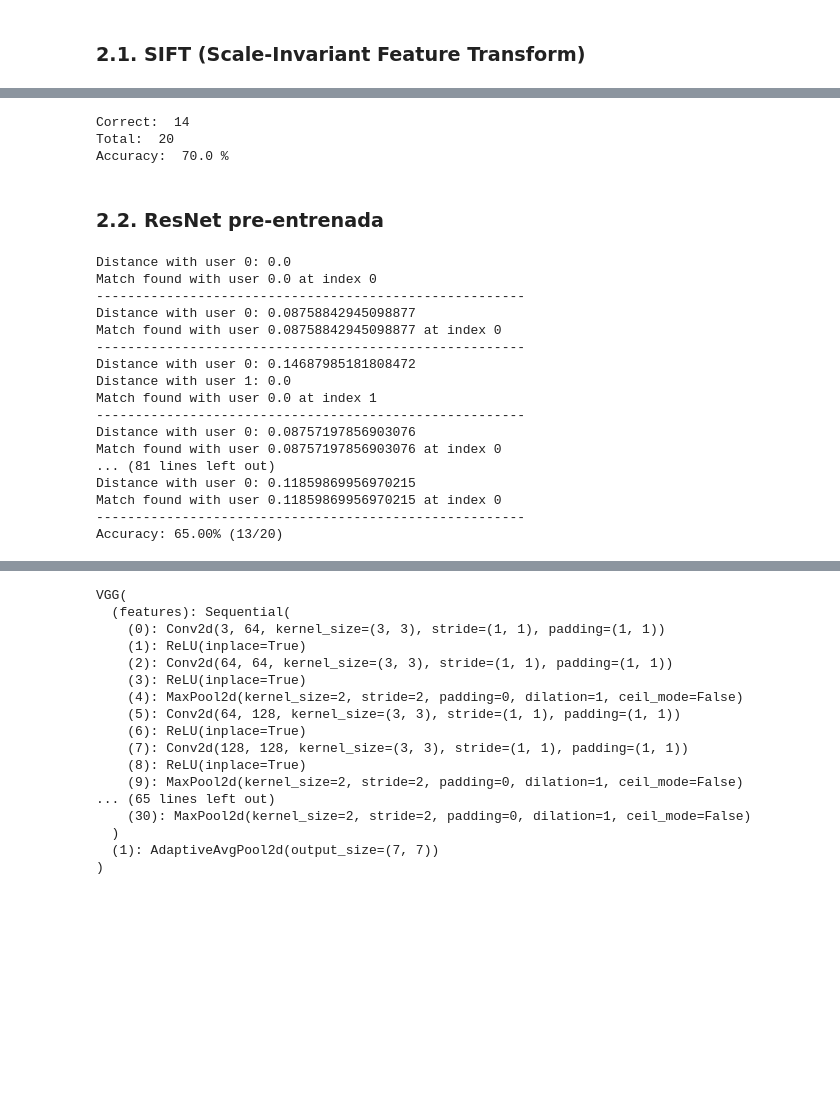
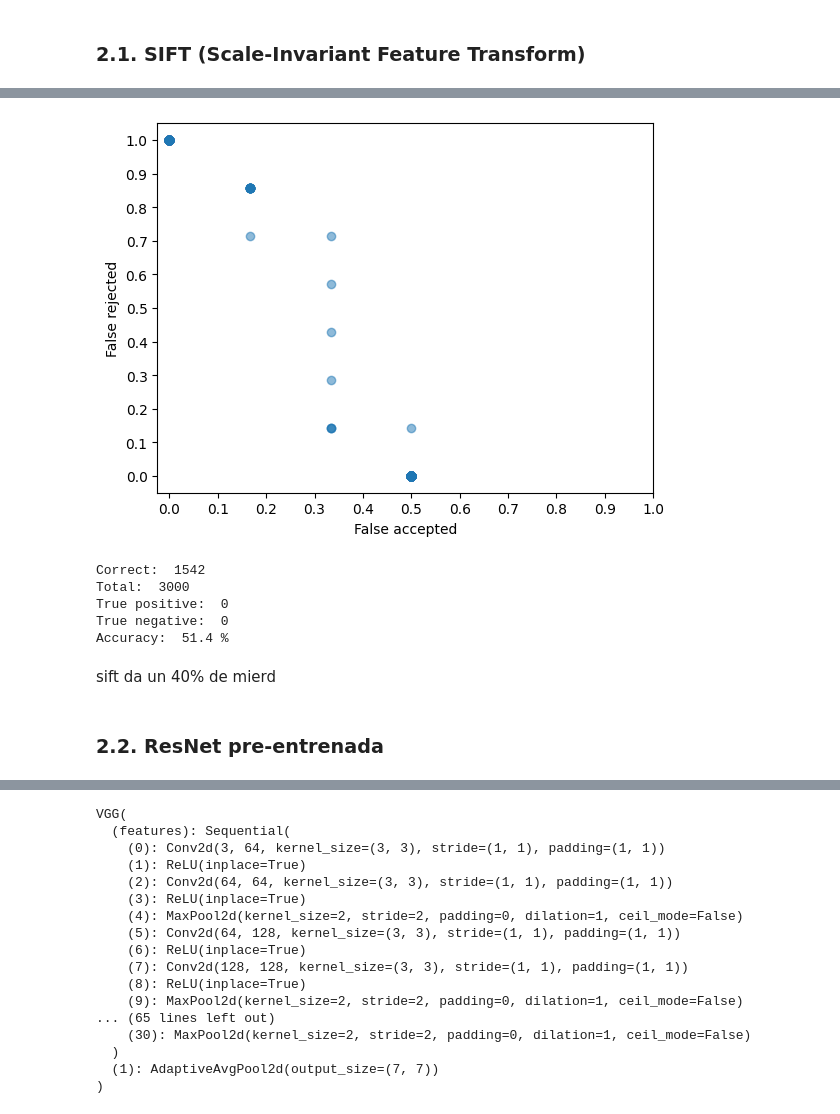
Before and after one commit to MediaMind-ULPGC/P06, a Jupyter notebook: Lee_base_datos.ipynb, the cells around one changed output, grey strips where cells are left out. Drawn from its saved outputs; the diff is of its cells as text; code cells hidden in the pictures; blank space fills up the shorter version.

```diff
--- a/Lee_base_datos.ipynb
+++ b/Lee_base_datos.ipynb
@@ -89,15 +93,20 @@ for subfolder in subfolders:
     if i == 6:
         break
     i += 1
+# %%
+for subfolder in subfolders:
+    path = os.listdir(dataset_path + '\\' + subfolder)
+    route = dataset_path + '\\' + subfolder + '\\' + path[0]
+    # eliminar la imagen de la carpeta
+    os.remove(route)
 # %%
-def find_match(new_kp, new_des, users, threshold=300):
-    bf = cv.BFMatcher()
+def find_match(new_kp, new_des, users, threshold=230):
+    bf = cv.BFMatcher(cv.NORM_L2, crossCheck=True)
     for user_id, (kp, des, img) in users.items():
-        matches = bf.knnMatch(new_des, des, k=2)
-        sorted_matches = sorted(matches, key=lambda x: x[0].distance)
+        matches = bf.match(new_des, des)
+        sorted_matches = sorted(matches, key=lambda x: x.distance)
 
-        if sorted_matches and sorted_matches[0][0].distance < threshold:
-            print(sorted_matches[0][0].distance)
+        if sorted_matches and sorted_matches[0].distance < threshold:
             return True, img
 
     return False, None
@@ -144,11 +159,26 @@ for subfolder in subfolders:
+# %%
+plt.plot(false_accepted, false_rejected, 'o', alpha=0.5)
+plt.xlabel("False accepted")
+plt.ylabel("False rejected")
+plt.xticks(np.arange(0, 1.1, 0.1))
+plt.yticks(np.arange(0, 1.1, 0.1))
+plt.show()
+# %% [output]
+[figure, added]
 # %%
 print("Correct: ", correct)
 print("Total: ", total)
+print("True positive: ", true_positive)
+print("True negative: ", true_negative)
 print("Accuracy: ", correct / total * 100, "%")
 # %% [output]
-Correct:  14
-Total:  20
-Accuracy:  70.0 %
+Correct:  1542
+Total:  3000
+True positive:  0
+True negative:  0
+Accuracy:  51.4 %
+# %% [markdown]
+sift da un 40% de mierd
 # %% [markdown]
 ### 2.2. ResNet pre-entrenada
 # %%
@@ -206,44 +233,3 @@ for i, subfolder in enumerate(subfolders[:6]):
     route = dataset_path + '\\' + subfolder + '\\' + path[0]
     vector = extract_features(route, model)
     users.append(vector)
-# %%
-matches = 0
-total_checks = 0
-
-for subfolder in subfolders:
-    path = os.listdir(dataset_path + '\\' + subfolder)
-
-    for file_name in path:
-        route = dataset_path + '\\' + subfolder + '\\' + file_name
-        v2 = extract_features(route, model)
-
-        result = compare_fingerprints(users, v2)
-
-        if result is not None:
-            #print(f"Match found for folder '{subfolder}' with index {result}")
-            matches += 1
-        else:
-            print(f"No match found for folder '{subfolder}'")
-
-        total_checks += 1
-
-accuracy = matches / total_checks if total_checks > 0 else 0
-print(f"Accuracy: {accuracy * 100:.2f}% ({matches}/{total_checks})")
-# %% [output]
-Distance with user 0: 0.0
-Match found with user 0.0 at index 0
--------------------------------------------------------
-Distance with user 0: 0.08758842945098877
-Match found with user 0.08758842945098877 at index 0
--------------------------------------------------------
-Distance with user 0: 0.14687985181808472
-Distance with user 1: 0.0
-Match found with user 0.0 at index 1
--------------------------------------------------------
-Distance with user 0: 0.08757197856903076
-Match found with user 0.08757197856903076 at index 0
-... (81 lines left out)
-Distance with user 0: 0.11859869956970215
-Match found with user 0.11859869956970215 at index 0
--------------------------------------------------------
-Accuracy: 65.00% (13/20)
```
Also changed, not shown: parts of 8 cells of this notebook, 17 other files.
